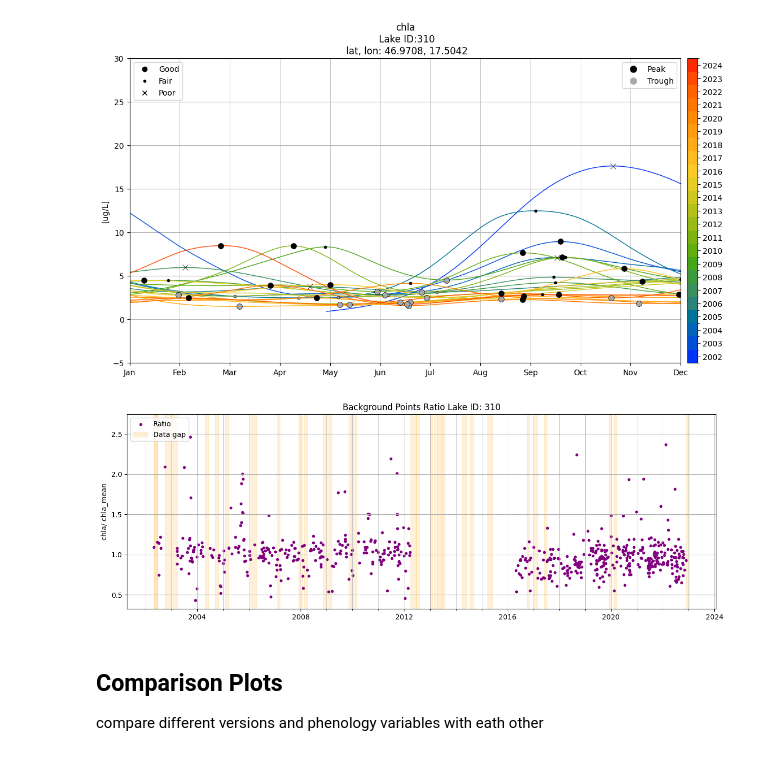
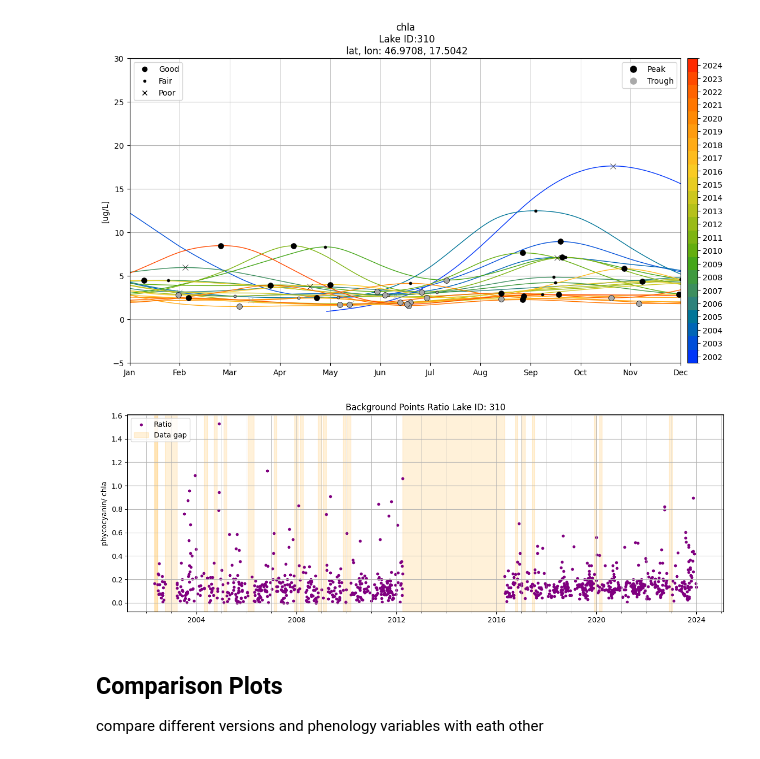
Before and after one commit to eawag-surface-waters-research/cci-cyano-production, a Jupyter notebook: notebooks/example_plotting.ipynb, the cells around one changed output. Cells and saved outputs as stored; diff of their text form; code cells hidden in the pictures.

Commit message:
changed ratio plot to phyco:chla

```diff
--- a/notebooks/example_plotting.ipynb
+++ b/notebooks/example_plotting.ipynb
@@ -125,11 +125,11 @@ ax.set_ylim(-5,30)
 # %%
 # plot the ratio of non aggregated background points
 
 fig, ax = plt.subplots(1,1,figsize=(15,5))
 
-chla_v3.plot_background_ratio(chla_v2,ax,i,j,color="purple" )
+phyco_v3.plot_background_ratio(chla_v3,ax,i,j,color="purple" )
 # %% [output]
-[figure, old version]
+[figure, new version]
 # %% [markdown]
 ## Comparison Plots
 compare different versions and phenology variables with eath other
```
